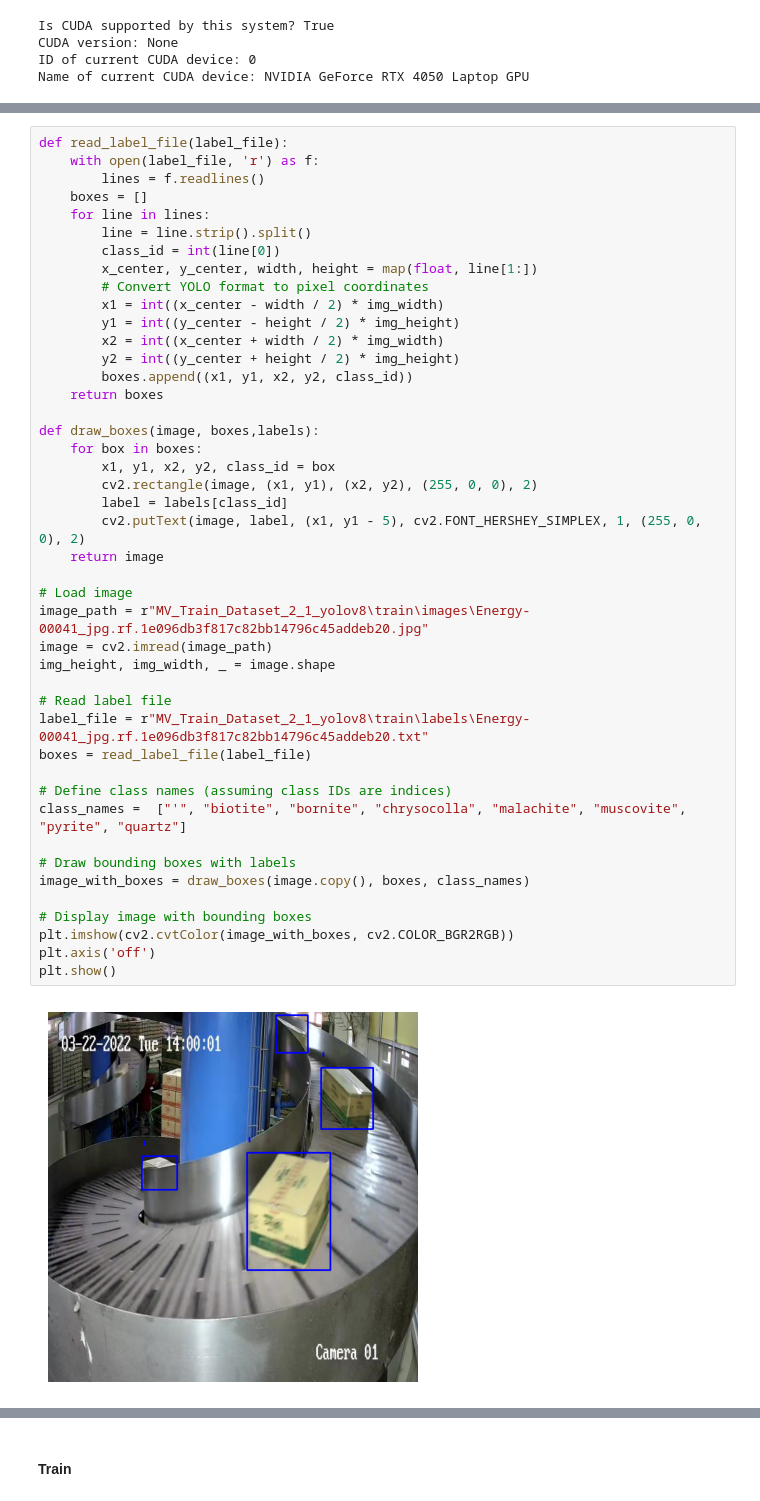
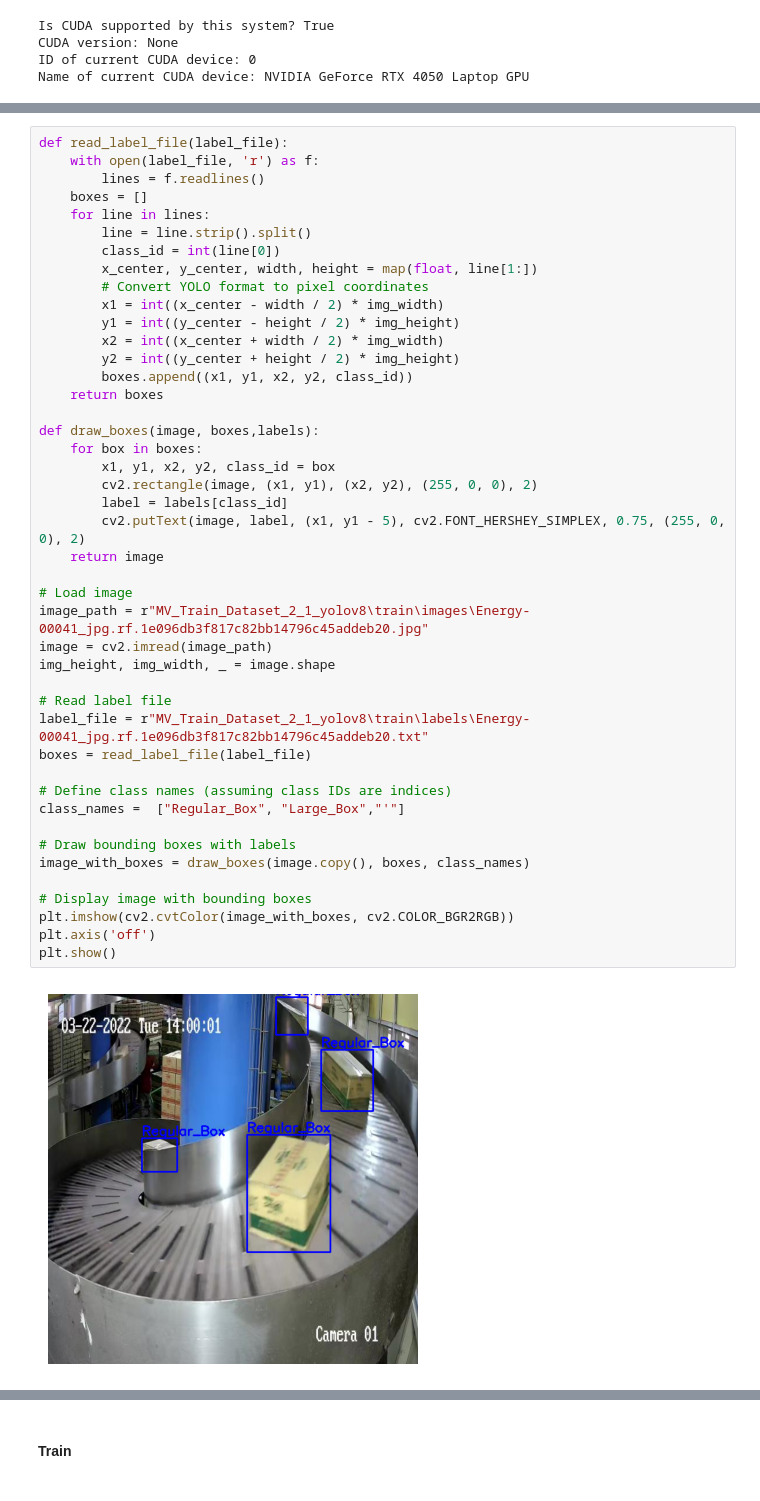
Before and after one commit to abhijeetgupta23/Box-Detection-in-Warehouse-using-Vision-Based-ML-Engineering, a Jupyter notebook: Yolo8_Model_Creation.ipynb, the cells around one changed output, grey strips where cells are left out. Cells and saved outputs as stored; diff of their text form.

```diff
--- a/Yolo8_Model_Creation.ipynb
+++ b/Yolo8_Model_Creation.ipynb
@@ -66,33 +66,33 @@ def read_label_file(label_file):
         y2 = int((y_center + height / 2) * img_height)
         boxes.append((x1, y1, x2, y2, class_id))
     return boxes
 
 def draw_boxes(image, boxes,labels):
     for box in boxes:
         x1, y1, x2, y2, class_id = box
         cv2.rectangle(image, (x1, y1), (x2, y2), (255, 0, 0), 2)
         label = labels[class_id]
-        cv2.putText(image, label, (x1, y1 - 5), cv2.FONT_HERSHEY_SIMPLEX, 1, (255, 0, 0), 2)
+        cv2.putText(image, label, (x1, y1 - 5), cv2.FONT_HERSHEY_SIMPLEX, 0.75, (255, 0, 0), 2)
     return image
 
 # Load image
 image_path = r"MV_Train_Dataset_2_1_yolov8\train\images\Energy-00041_jpg.rf.1e096db3f817c82bb14796c45addeb20.jpg"
 image = cv2.imread(image_path)
 img_height, img_width, _ = image.shape
 
 # Read label file
 label_file = r"MV_Train_Dataset_2_1_yolov8\train\labels\Energy-00041_jpg.rf.1e096db3f817c82bb14796c45addeb20.txt"
 boxes = read_label_file(label_file)
 
 # Define class names (assuming class IDs are indices)
-class_names =  ["'", "biotite", "bornite", "chrysocolla", "malachite", "muscovite", "pyrite", "quartz"]
+class_names =  ["Regular_Box", "Large_Box","'"]
 
 # Draw bounding boxes with labels
 image_with_boxes = draw_boxes(image.copy(), boxes, class_names)
 
 # Display image with bounding boxes
 plt.imshow(cv2.cvtColor(image_with_boxes, cv2.COLOR_BGR2RGB))
 plt.axis('off')
 plt.show()
 # %% [output]
-[figure, old version]
+[figure, new version]
```
Also changed, not shown: parts of 24 cells of this notebook, 3 other files.
